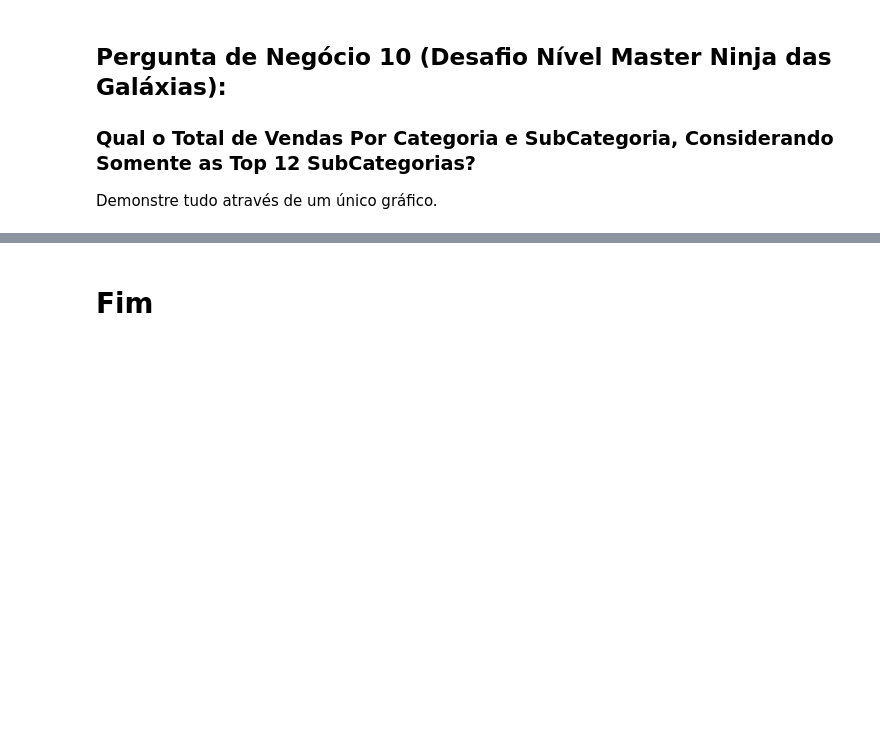
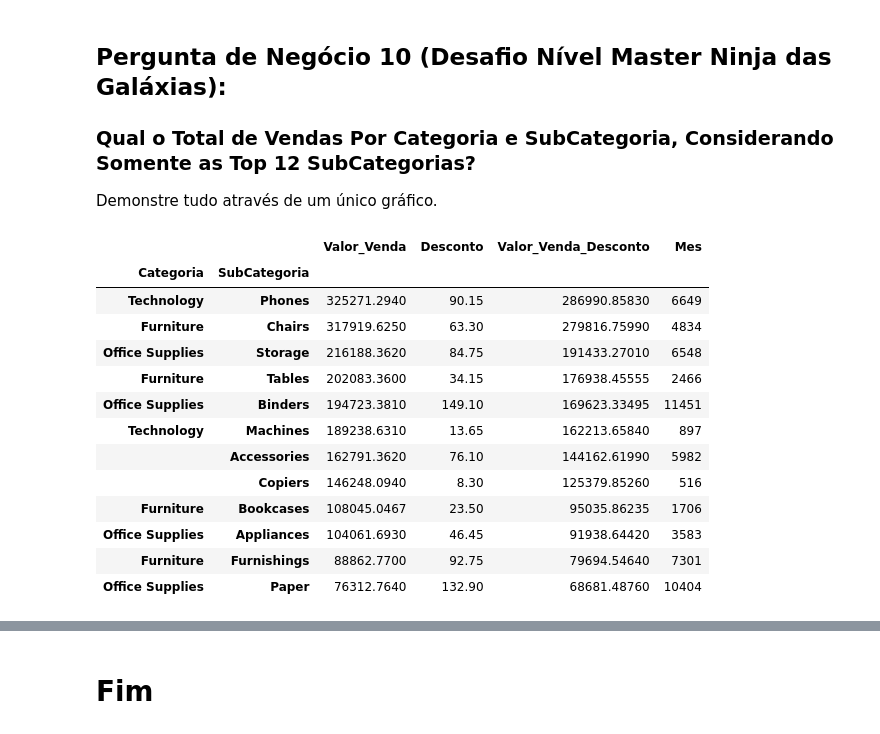
Before and after one commit to tiago17santos/analise-explotatoria-python, a Jupyter notebook: Projeto2-Perguntas.ipynb, the cells around one changed output, grey strips where cells are left out. Drawn from its saved outputs; the diff is of its cells as text; code cells hidden in the pictures; blank space fills up the shorter version.

```diff
--- a/Projeto2-Perguntas.ipynb
+++ b/Projeto2-Perguntas.ipynb
@@ -398,3 +416,23 @@ plt.show()
 ### Qual o Total de Vendas Por Categoria e SubCategoria, Considerando Somente as Top 12 SubCategorias?
 
 Demonstre tudo através de um único gráfico.
+# %%
+df_vendas = df_dsa.groupby(['Categoria','SubCategoria']).sum(numeric_only = True).sort_values('Valor_Venda',
+                                                                                              ascending = False).head(12)
+
+df_vendas
+# %% [output]
+|  |  | Valor_Venda | Desconto | Valor_Venda_Desconto | Mes |
+| Categoria | SubCategoria |  |  |  |  |
+| Technology | Phones | 325271.2940 | 90.15 | 286990.85830 | 6649 |
+| Furniture | Chairs | 317919.6250 | 63.30 | 279816.75990 | 4834 |
+| Office Supplies | Storage | 216188.3620 | 84.75 | 191433.27010 | 6548 |
+| Furniture | Tables | 202083.3600 | 34.15 | 176938.45555 | 2466 |
+| Office Supplies | Binders | 194723.3810 | 149.10 | 169623.33495 | 11451 |
+| Technology | Machines | 189238.6310 | 13.65 | 162213.65840 | 897 |
+|  | Accessories | 162791.3620 | 76.10 | 144162.61990 | 5982 |
+|  | Copiers | 146248.0940 | 8.30 | 125379.85260 | 516 |
+| Furniture | Bookcases | 108045.0467 | 23.50 | 95035.86235 | 1706 |
+| Office Supplies | Appliances | 104061.6930 | 46.45 | 91938.64420 | 3583 |
+| Furniture | Furnishings | 88862.7700 | 92.75 | 79694.54640 | 7301 |
+| Office Supplies | Paper | 76312.7640 | 132.90 | 68681.48760 | 10404 |
```
Also changed, not shown: parts of 28 cells of this notebook.
